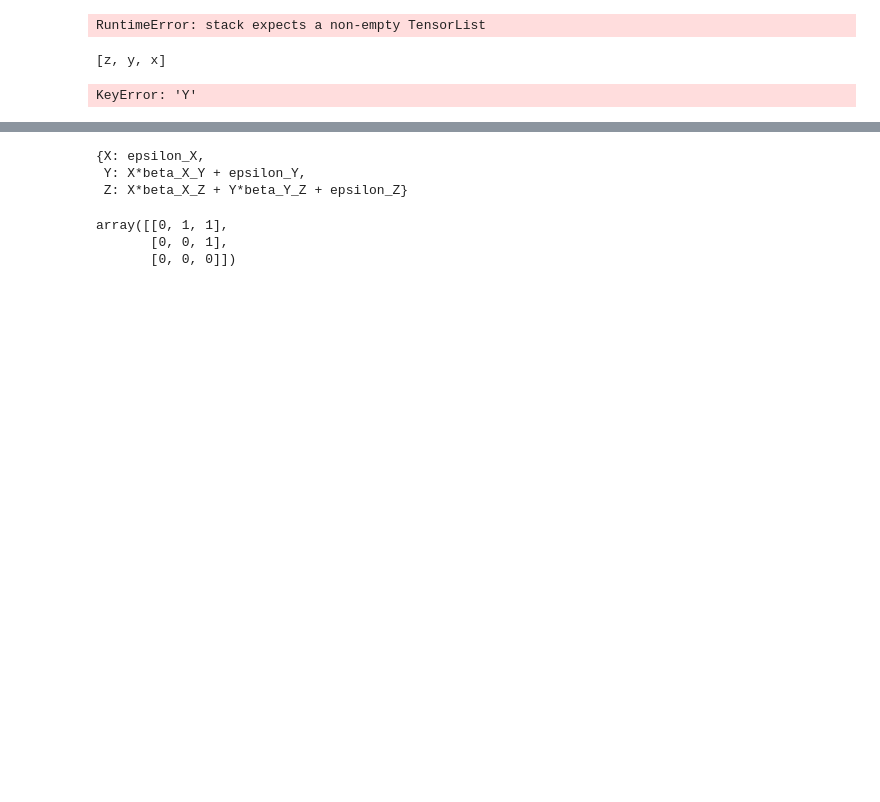
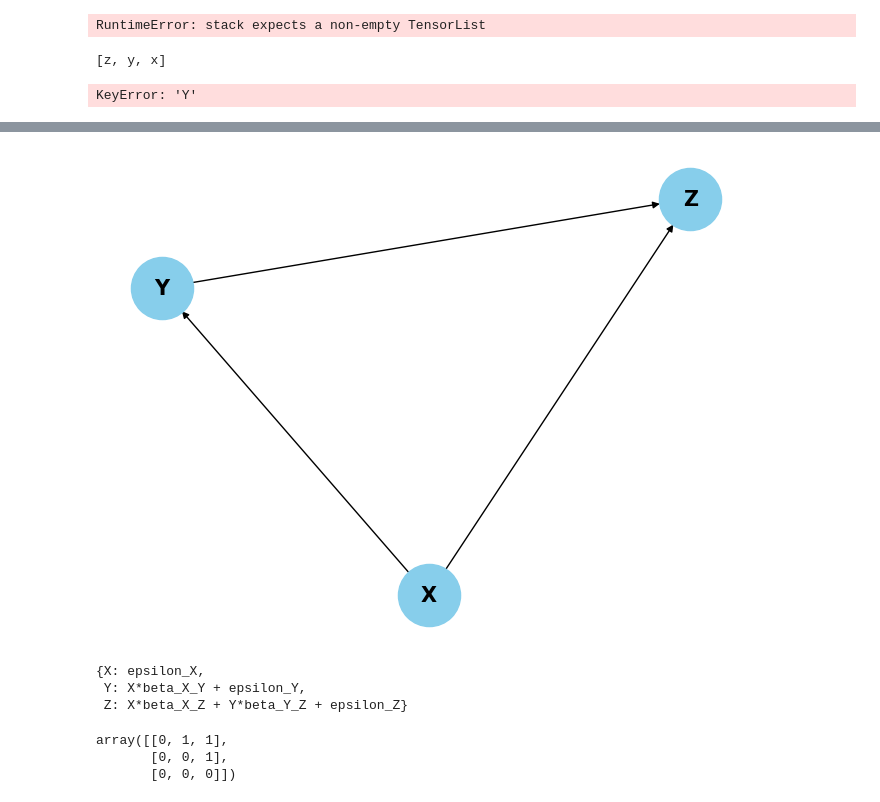
Before and after one commit to CRISPR-CARB/nocap, a Jupyter notebook: notebooks/linear_models_in_pyro.ipynb, the cells around one changed output, grey strips where cells are left out. Cells and saved outputs as stored; diff of their text form; code cells hidden in the pictures; blank space fills up the shorter version.

```diff
--- a/notebooks/linear_models_in_pyro.ipynb
+++ b/notebooks/linear_models_in_pyro.ipynb
@@ -1059,7 +1059,7 @@ def compile_lscm_to_pyro(DAG: nx.DiGraph) -> nx.DiGraph:
     nx.DiGraph: The input DAG with additional attributes for each node:
                 - 'pyro_deterministic': The deterministic Pyro value for the node, computed based on the LSCM.
     """
-    symbols = list(DAG.nodes)
+    symbols = list(nx.topological_sort(DAG))
     expressions = nx.get_node_attributes(DAG, 'expression')
 
     sympy_modules = {symbol: SymPyModule(expressions=[expressions[symbol]]) for symbol in symbols}
@@ -1074,37 +1074,41 @@ def compile_lscm_to_pyro(DAG: nx.DiGraph) -> nx.DiGraph:
     for symbol in symbols:
         input_params = {f'epsilon_{symbol}': epsilon_samples[symbol]}
         for parent in DAG.predecessors(symbol):
             input_params[parent.name] = pyro_deterministic_values[parent]
             input_params[f'beta_{parent}_{symbol}'] = DAG.edges[parent, symbol]['beta']
-        pyro_deterministic_values[symbol] = pyro.deterministic(symbol.name, sympy_modules[symbol](**input_params))
+        pyro_deterministic_values[symbol] = pyro.deterministic(symbol.name, sympy_modules[symbol](**input_params)).squeeze()
 
     for symbol in symbols:
         DAG.nodes[symbol]['pyro_deterministic'] = pyro_deterministic_values[symbol]
 
     return DAG
 
 # Define the symbols and expressions
 X, Y, Z = sp.symbols('X Y Z')
 beta_XY, beta_YZ, beta_XZ = sp.symbols('beta_X_Y beta_Y_Z beta_X_Z')
 epsilon_X, epsilon_Y, epsilon_Z = sp.symbols('epsilon_X epsilon_Y epsilon_Z')
 
 # Create the DAG
 G = nx.DiGraph()
-G.add_node(X, expression=epsilon_X)
-G.add_node(Y, expression=beta_XY * X + epsilon_Y)
-G.add_node(Z, expression=beta_YZ * Y + beta_XZ * X + epsilon_Z)
+G.add_node(X, expression=sp.tanh(epsilon_X)+1)
+G.add_node(Y, expression=sp.tanh(beta_XY * X + epsilon_Y)+1)
+G.add_node(Z, expression=sp.tanh(beta_YZ * Y + beta_XZ * X + epsilon_Z)+1)
 G.add_edges_from([(X, Y), (Y, Z), (X, Z)])
 
 G_original = G.copy()
 
 # Compile the LSCM to Pyro
 DAG_with_deterministic = compile_lscm_to_pyro(G)
 
+nx.draw(DAG_with_deterministic, with_labels=True, node_size=2000, node_color='skyblue', font_size=15, font_color='black', font_weight='bold')
+
+
 
 # Visualize the model
 pyro.render_model(compile_lscm_to_pyro, model_args=(G,), render_distributions=True, render_deterministic=True, filename="LSCM_graph.png")
 # %% [output]
 [drawing not drawn]
+[figure, added]
 # %%
 # convert from LSCM graph to LSCM dictionary
 symbol_expression_dict = {symbol: G_original.nodes[symbol]['expression'] for symbol in G_original.nodes}
```
Also changed, not shown: parts of 2 cells of this notebook.
